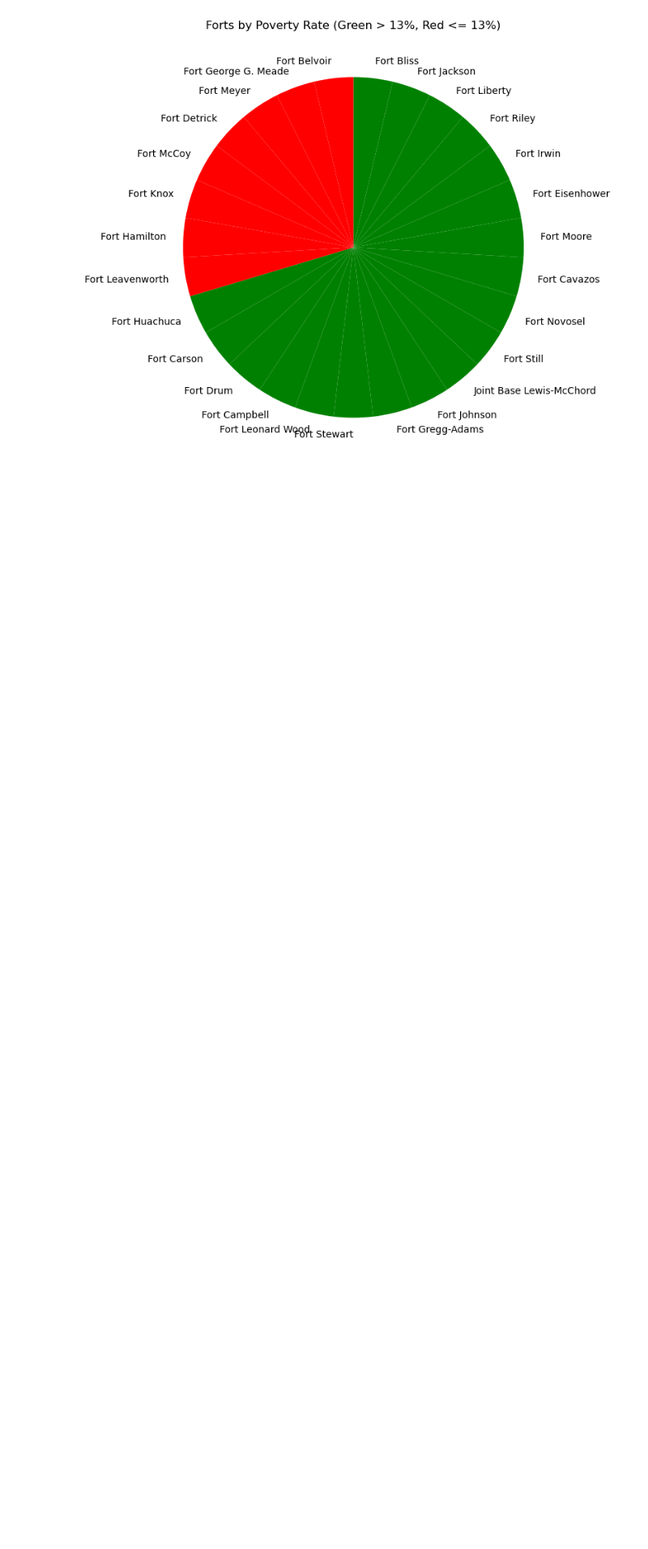
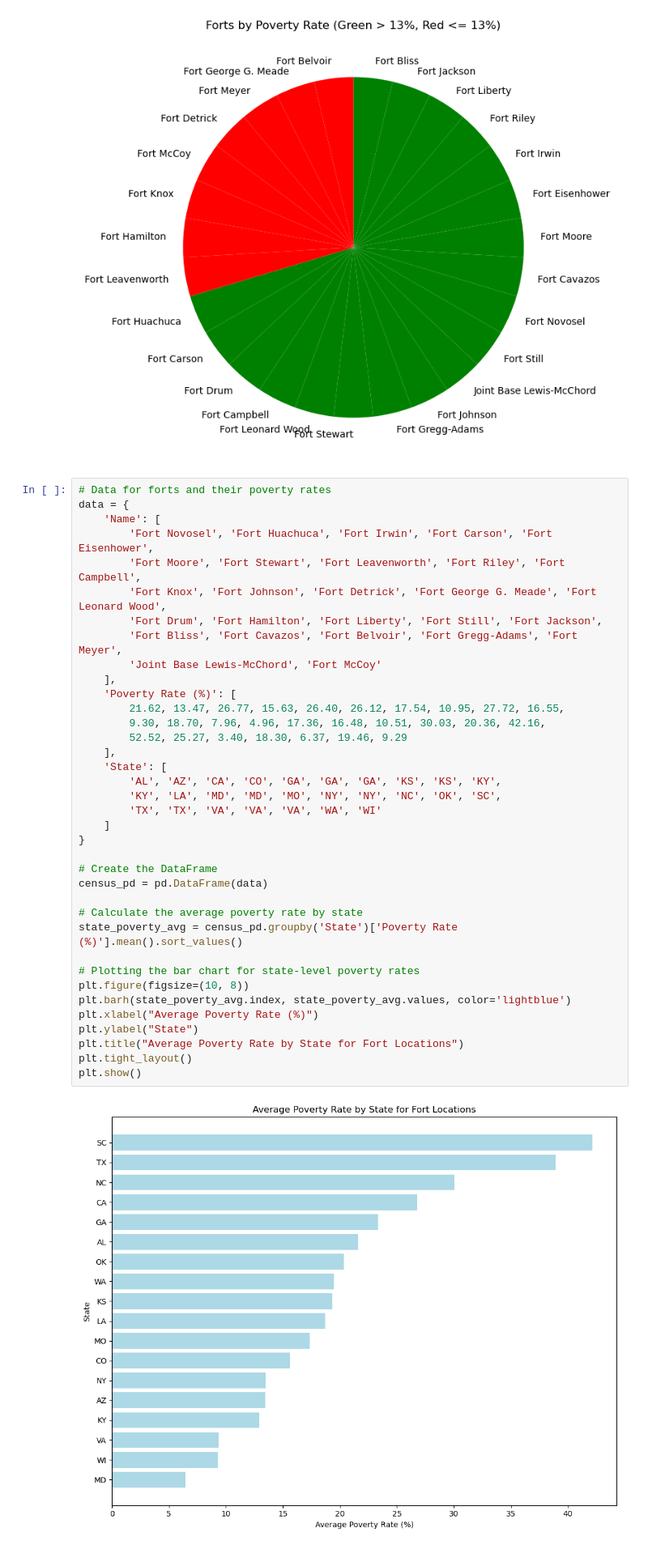
Before and after one commit to snystrom-github/Group8_Project1, a Jupyter notebook: Project_File_Final.ipynb, the cells around one changed output. Shown: that part at 81% size. Drawn from its saved outputs; the diff is of its cells as text; blank space fills up the shorter version.

```diff
--- a/Project_File_Final.ipynb
+++ b/Project_File_Final.ipynb
@@ -285,3 +285,42 @@ plt.show()
 # %% [output]
 [figure]
 [figure]
+# %%
+# Data for forts and their poverty rates
+data = {
+    'Name': [
+        'Fort Novosel', 'Fort Huachuca', 'Fort Irwin', 'Fort Carson', 'Fort Eisenhower',
+        'Fort Moore', 'Fort Stewart', 'Fort Leavenworth', 'Fort Riley', 'Fort Campbell',
+        'Fort Knox', 'Fort Johnson', 'Fort Detrick', 'Fort George G. Meade', 'Fort Leonard Wood',
+        'Fort Drum', 'Fort Hamilton', 'Fort Liberty', 'Fort Still', 'Fort Jackson',
+        'Fort Bliss', 'Fort Cavazos', 'Fort Belvoir', 'Fort Gregg-Adams', 'Fort Meyer',
+        'Joint Base Lewis-McChord', 'Fort McCoy'
+    ],
+    'Poverty Rate (%)': [
+        21.62, 13.47, 26.77, 15.63, 26.40, 26.12, 17.54, 10.95, 27.72, 16.55,
+        9.30, 18.70, 7.96, 4.96, 17.36, 16.48, 10.51, 30.03, 20.36, 42.16,
+        52.52, 25.27, 3.40, 18.30, 6.37, 19.46, 9.29
+    ],
+    'State': [
+        'AL', 'AZ', 'CA', 'CO', 'GA', 'GA', 'GA', 'KS', 'KS', 'KY',
+        'KY', 'LA', 'MD', 'MD', 'MO', 'NY', 'NY', 'NC', 'OK', 'SC',
+        'TX', 'TX', 'VA', 'VA', 'VA', 'WA', 'WI'
+    ]
+}
+
+# Create the DataFrame
+census_pd = pd.DataFrame(data)
+
+# Calculate the average poverty rate by state
+state_poverty_avg = census_pd.groupby('State')['Poverty Rate (%)'].mean().sort_values()
+
+# Plotting the bar chart for state-level poverty rates
+plt.figure(figsize=(10, 8))
+plt.barh(state_poverty_avg.index, state_poverty_avg.values, color='lightblue')
+plt.xlabel("Average Poverty Rate (%)")
+plt.ylabel("State")
+plt.title("Average Poverty Rate by State for Fort Locations")
+plt.tight_layout()
+plt.show()
+# %% [output]
+[figure, added]
```
